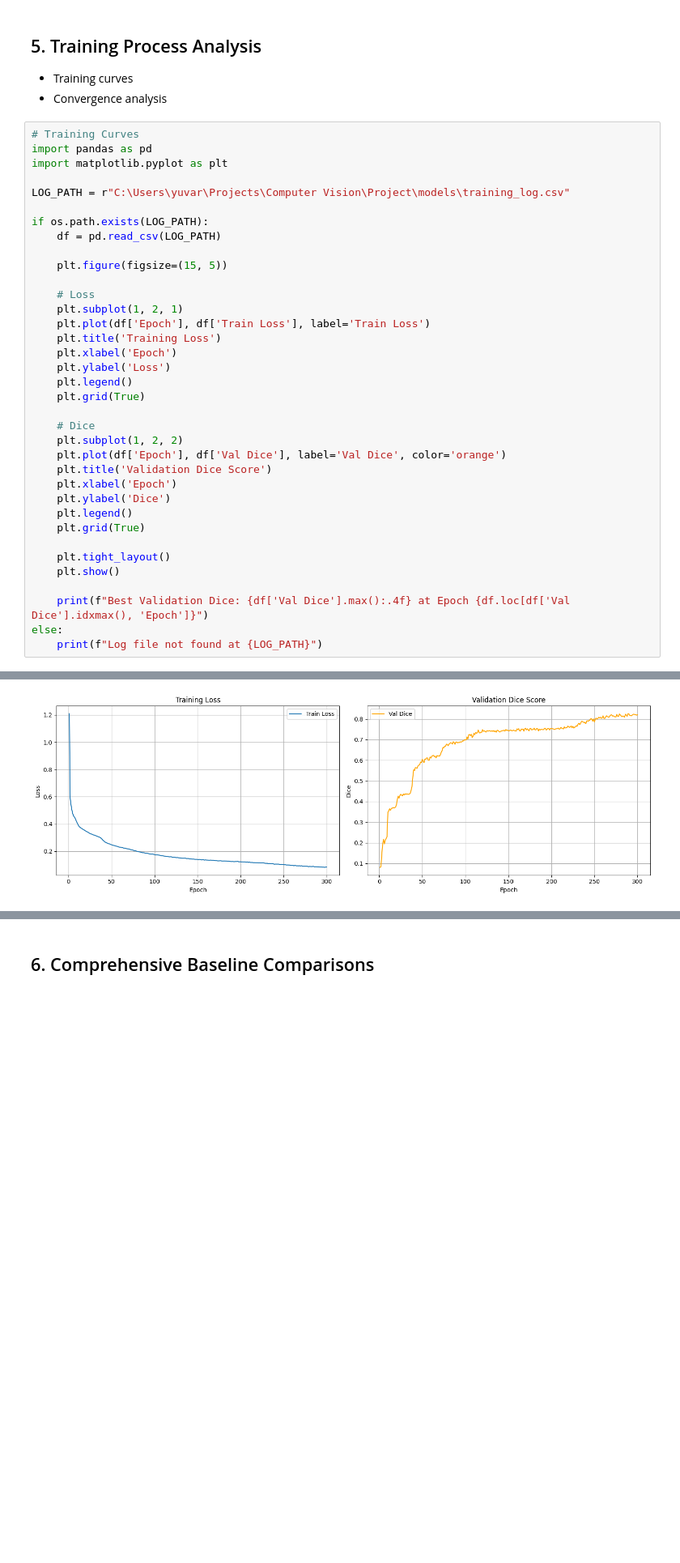
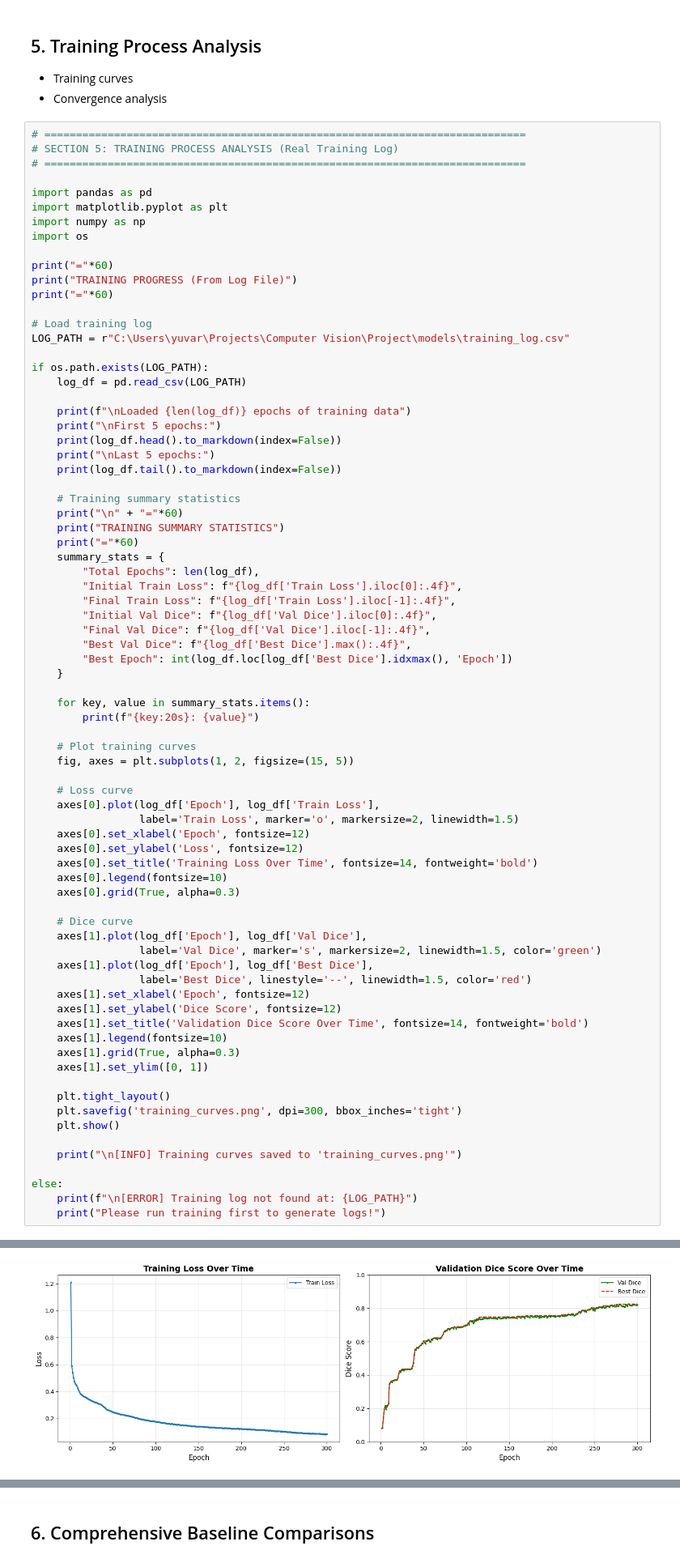
Before and after one commit to yuvaraj949/VIT_MedSegm, a Jupyter notebook: Technical_Documentation_and_Experiments.ipynb, the cells around one changed output, grey strips where cells are left out. Shown: that part at 81% size. Drawn from its saved outputs; the diff is of its cells as text; blank space fills up the shorter version.

```diff
--- a/Technical_Documentation_and_Experiments.ipynb
+++ b/Technical_Documentation_and_Experiments.ipynb
@@ -183,39 +378,79 @@ print(json.dumps(hyperparameters, indent=2))
 - Training curves
 - Convergence analysis
 # %%
-# Training Curves
+# ============================================================================
+# SECTION 5: TRAINING PROCESS ANALYSIS (Real Training Log)
+# ============================================================================
+
 import pandas as pd
 import matplotlib.pyplot as plt
+import numpy as np
+import os
 
+print("="*60)
+print("TRAINING PROGRESS (From Log File)")
+print("="*60)
+
+# Load training log
 LOG_PATH = r"C:\Users\yuvar\Projects\Computer Vision\Project\models\training_log.csv"
 
 if os.path.exists(LOG_PATH):
-    df = pd.read_csv(LOG_PATH)
+    log_df = pd.read_csv(LOG_PATH)
 
-    plt.figure(figsize=(15, 5))
+    print(f"\nLoaded {len(log_df)} epochs of training data")
+    print("\nFirst 5 epochs:")
+    print(log_df.head().to_markdown(index=False))
+    print("\nLast 5 epochs:")
+    print(log_df.tail().to_markdown(index=False))
 
-    # Loss
-    plt.subplot(1, 2, 1)
-    plt.plot(df['Epoch'], df['Train Loss'], label='Train Loss')
-    plt.title('Training Loss')
-    plt.xlabel('Epoch')
-    plt.ylabel('Loss')
-    plt.legend()
-    plt.grid(True)
+    # Training summary statistics
+    print("\n" + "="*60)
+    print("TRAINING SUMMARY STATISTICS")
+    print("="*60)
+    summary_stats = {
+        "Total Epochs": len(log_df),
+        "Initial Train Loss": f"{log_df['Train Loss'].iloc[0]:.4f}",
+        "Final Train Loss": f"{log_df['Train Loss'].iloc[-1]:.4f}",
+        "Initial Val Dice": f"{log_df['Val Dice'].iloc[0]:.4f}",
+        "Final Val Dice": f"{log_df['Val Dice'].iloc[-1]:.4f}",
+        "Best Val Dice": f"{log_df['Best Dice'].max():.4f}",
+        "Best Epoch": int(log_df.loc[log_df['Best Dice'].idxmax(), 'Epoch'])
+    }
 
-    # Dice
-    plt.subplot(1, 2, 2)
-    plt.plot(df['Epoch'], df['Val Dice'], label='Val Dice', color='orange')
-    plt.title('Validation Dice Score')
-    plt.xlabel('Epoch')
-    plt.ylabel('Dice')
-    plt.legend()
-    plt.grid(True)
+    for key, value in summary_stats.items():
+        print(f"{key:20s}: {value}")
+
+    # Plot training curves
+    fig, axes = plt.subplots(1, 2, figsize=(15, 5))
+
+    # Loss curve
+    axes[0].plot(log_df['Epoch'], log_df['Train Loss'],
+                 label='Train Loss', marker='o', markersize=2, linewidth=1.5)
+    axes[0].set_xlabel('Epoch', fontsize=12)
+    axes[0].set_ylabel('Loss', fontsize=12)
+    axes[0].set_title('Training Loss Over Time', fontsize=14, fontweight='bold')
+    axes[0].legend(fontsize=10)
+    axes[0].grid(True, alpha=0.3)
+
+    # Dice curve
+    axes[1].plot(log_df['Epoch'], log_df['Val Dice'],
+                 label='Val Dice', marker='s', markersize=2, linewidth=1.5, color='green')
+    axes[1].plot(log_df['Epoch'], log_df['Best Dice'],
+                 label='Best Dice', linestyle='--', linewidth=1.5, color='red')
+    axes[1].set_xlabel('Epoch', fontsize=12)
+    axes[1].set_ylabel('Dice Score', fontsize=12)
+    axes[1].set_title('Validation Dice Score Over Time', fontsize=14, fontweight='bold')
+    axes[1].legend(fontsize=10)
+    axes[1].grid(True, alpha=0.3)
+    axes[1].set_ylim([0, 1])
 
     plt.tight_layout()
+    plt.savefig('training_curves.png', dpi=300, bbox_inches='tight')
     plt.show()
 
-    print(f"Best Validation Dice: {df['Val Dice'].max():.4f} at Epoch {df.loc[df['Val Dice'].idxmax(), 'Epoch']}")
+    print("\n[INFO] Training curves saved to 'training_curves.png'")
+
 else:
-    print(f"Log file not found at {LOG_PATH}")
+    print(f"\n[ERROR] Training log not found at: {LOG_PATH}")
+    print("Please run training first to generate logs!")
 # %% [output]
@@ -222 +474 @@ else:
-[figure, old version]
+[figure, new version]
```
Also changed, not shown: parts of 11 cells of this notebook, 9 other files.
